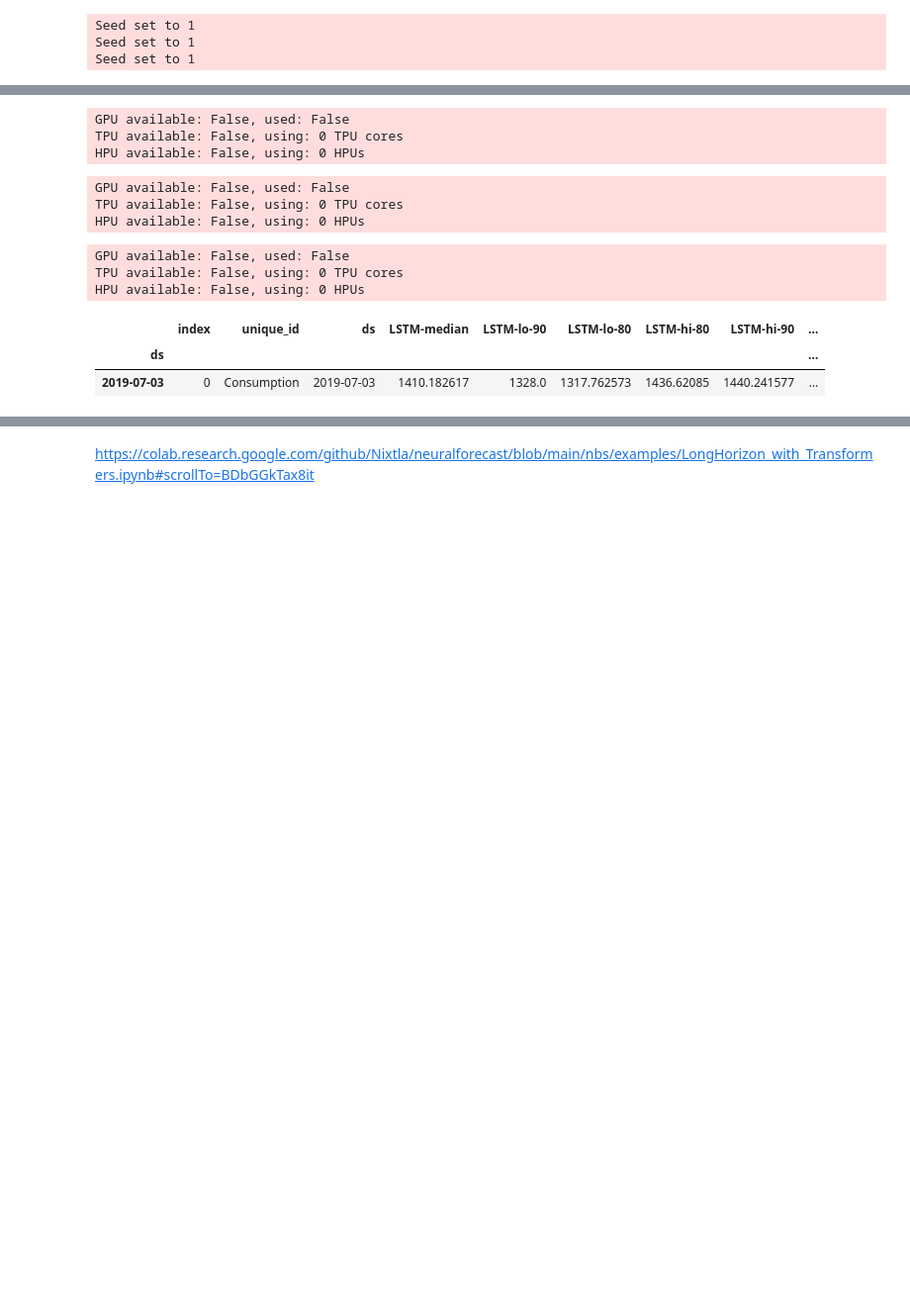
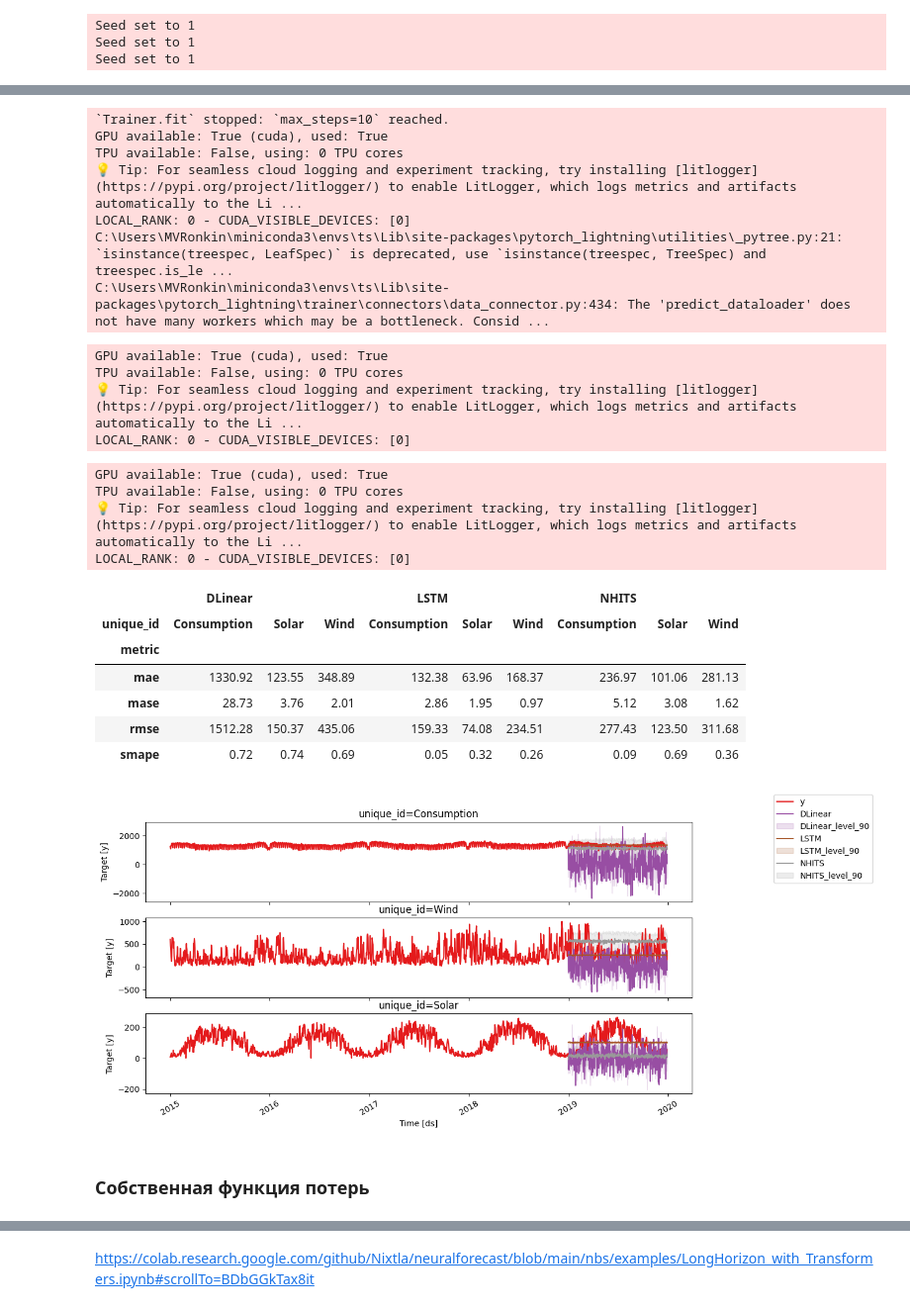
Before and after one commit to MVRonkin/TimeSeriesCourse, a Jupyter notebook: 2026/WS/08 - предсказание значений ВР с DL.ipynb, the cells around one changed output, grey strips where cells are left out. Shown at 99% size. Cells and saved outputs as stored; diff of their text form; code cells hidden in the pictures; blank space fills up the shorter version.

```diff
--- a/2026/WS/08 - предсказание значений ВР с DL.ipynb
+++ b/2026/WS/08 - предсказание значений ВР с DL.ipynb
@@ -640,4 +774,11 @@ Seed set to 1
 # %%
 nf = NeuralForecast(models=models, freq=FREQ)
 nf.fit(df=df_train, val_size = val_size)
+y_hat = nf.predict(df_train_val)
+y_hat=fix_forecast_format(y_hat, strip_suffixes=['-median'] )
+evaluate_and_plot(df_train_val,
+                  df_test,
+                  forecasts_or_eval = y_hat,
+                  levels=levels[-1:],
+                  metrics = metrics)
 # %% [output]
@@ -701,16 +843,25 @@ HPU available: False, using: 0 HPUs
+`Trainer.fit` stopped: `max_steps=10` reached.
+GPU available: True (cuda), used: True
+TPU available: False, using: 0 TPU cores
+💡 Tip: For seamless cloud logging and experiment tracking, try installing [litlogger](https://pypi.org/project/litlogger/) to enable LitLogger, which logs metrics and artifacts automatically to the Li ...
+LOCAL_RANK: 0 - CUDA_VISIBLE_DEVICES: [0]
+C:\Users\MVRonkin\miniconda3\envs\ts\Lib\site-packages\pytorch_lightning\utilities\_pytree.py:21: `isinstance(treespec, LeafSpec)` is deprecated, use `isinstance(treespec, TreeSpec) and treespec.is_le ...
+C:\Users\MVRonkin\miniconda3\envs\ts\Lib\site-packages\pytorch_lightning\trainer\connectors\data_connector.py:434: The 'predict_dataloader' does not have many workers which may be a bottleneck. Consid ...
+GPU available: True (cuda), used: True
+TPU available: False, using: 0 TPU cores
+💡 Tip: For seamless cloud logging and experiment tracking, try installing [litlogger](https://pypi.org/project/litlogger/) to enable LitLogger, which logs metrics and artifacts automatically to the Li ...
+LOCAL_RANK: 0 - CUDA_VISIBLE_DEVICES: [0]
+GPU available: True (cuda), used: True
+TPU available: False, using: 0 TPU cores
+💡 Tip: For seamless cloud logging and experiment tracking, try installing [litlogger](https://pypi.org/project/litlogger/) to enable LitLogger, which logs metrics and artifacts automatically to the Li ...
+LOCAL_RANK: 0 - CUDA_VISIBLE_DEVICES: [0]
+|  | DLinear |  |  | LSTM |  |  | NHITS |  |  |
+| unique_id | Consumption | Solar | Wind | Consumption | Solar | Wind | Consumption | Solar | Wind |
+| metric |  |  |  |  |  |  |  |  |  |
+| mae | 1330.92 | 123.55 | 348.89 | 132.38 | 63.96 | 168.37 | 236.97 | 101.06 | 281.13 |
+| mase | 28.73 | 3.76 | 2.01 | 2.86 | 1.95 | 0.97 | 5.12 | 3.08 | 1.62 |
+| rmse | 1512.28 | 150.37 | 435.06 | 159.33 | 74.08 | 234.51 | 277.43 | 123.50 | 311.68 |
+| smape | 0.72 | 0.74 | 0.69 | 0.05 | 0.32 | 0.26 | 0.09 | 0.69 | 0.36 |
+[figure, added]
-# %%
-y_hat = nf.predict(futr_df=df_test)
-plot_df_test = y_hat.copy(deep=False).reset_index()
-plot_df_test['y'] = df_test['y'].values
-plot_df_test.index = plot_df_test['ds']
-plot_df_test.to_csv('predicts.csv')
-# %% [output]
-GPU available: False, used: False
-TPU available: False, using: 0 TPU cores
-HPU available: False, using: 0 HPUs
-GPU available: False, used: False
-TPU available: False, using: 0 TPU cores
-HPU available: False, using: 0 HPUs
-GPU available: False, used: False
-TPU available: False, using: 0 TPU cores
-HPU available: False, using: 0 HPUs
+# %% [markdown]
+### Собственная функция потерь
@@ -717,6 +893,3 @@ HPU available: False, using: 0 HPUs
 # %%
-plot_df_test.head(1)
+
+loss = HuberLoss()
-# %% [output]
-|  | index | unique_id | ds | LSTM-median | LSTM-lo-90 | LSTM-lo-80 | LSTM-hi-80 | LSTM-hi-90 | ... |
-| ds |  |  |  |  |  |  |  |  | ... |
-| 2019-07-03 | 0 | Consumption | 2019-07-03 | 1410.182617 | 1328.0 | 1317.762573 | 1436.62085 | 1440.241577 | ... |
```
Also changed, not shown: parts of 90 cells of this notebook, 5 other files.
